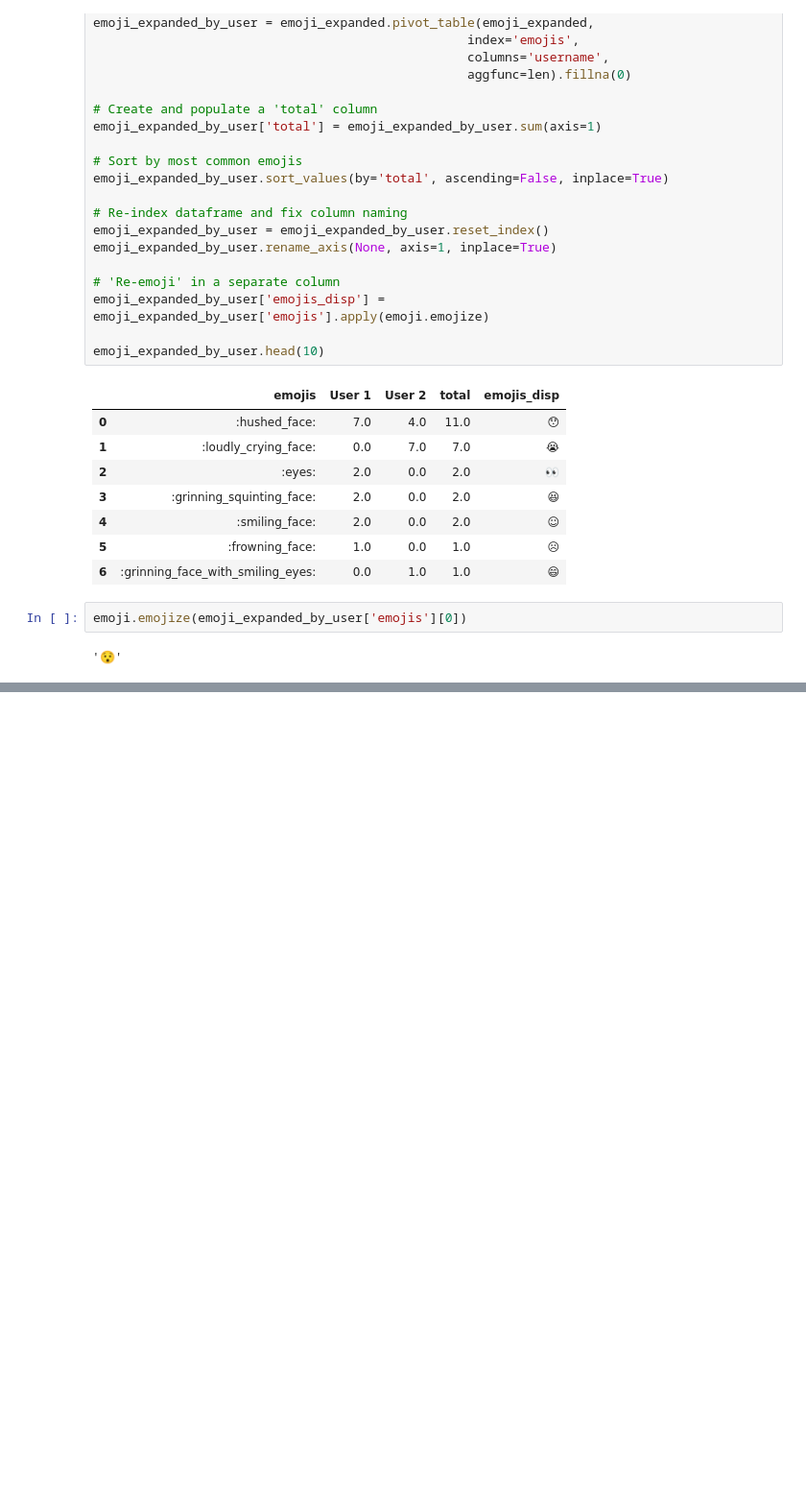
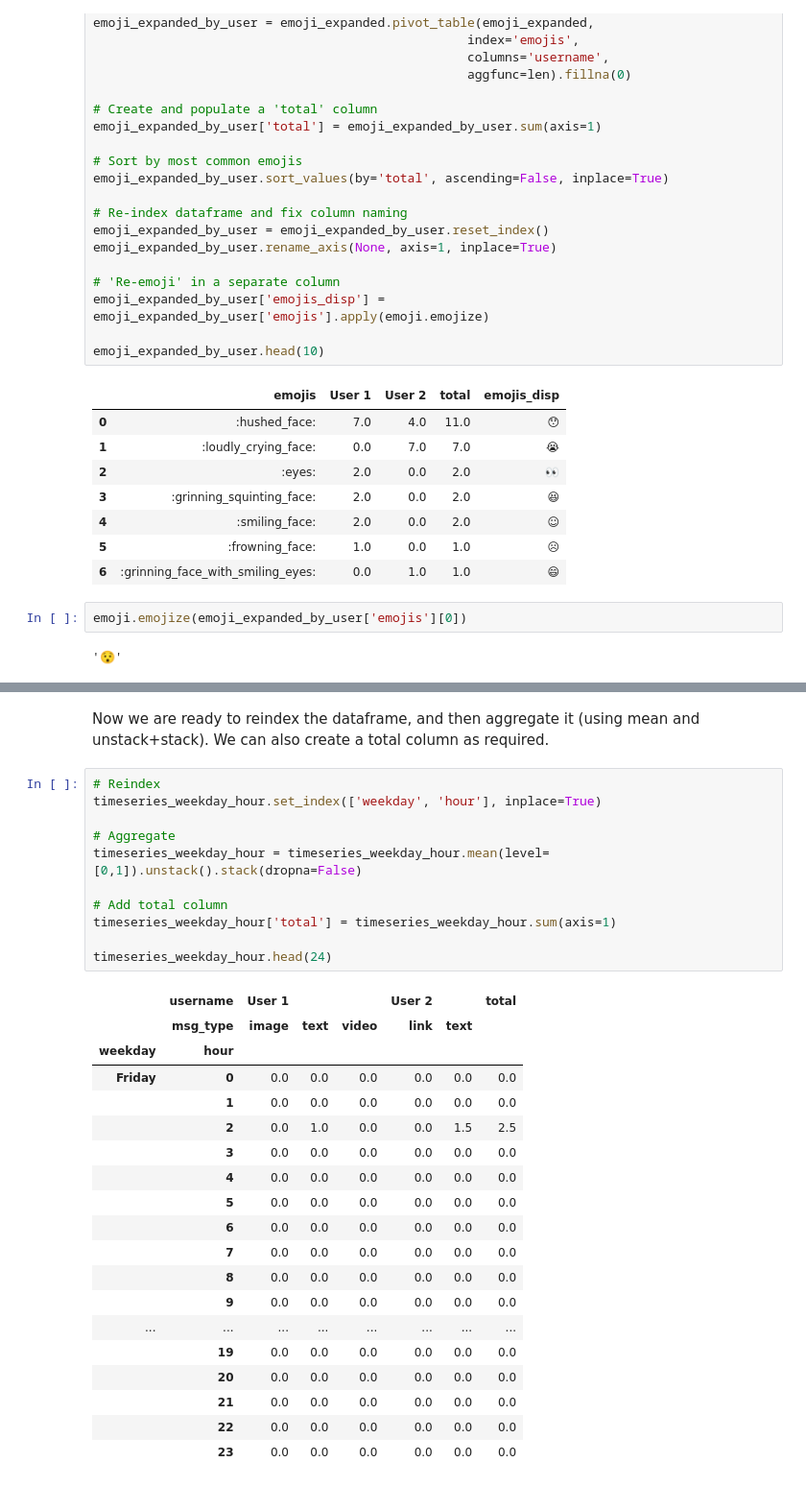
Before and after one commit to shenal-siri/WhatsApp-Chat-Viz, a Jupyter notebook: Chat-History-Prototyping.ipynb, the cells around one changed output, grey strips where cells are left out. Shown at 96% size. Cells and saved outputs as stored; diff of their text form; blank space fills up the shorter version.

```diff
--- a/Chat-History-Prototyping.ipynb
+++ b/Chat-History-Prototyping.ipynb
@@ -704,0 +731,33 @@ This dataframe can now be grouped by weekday, using averaged message totals for
+# %% [markdown]
+Now we are ready to reindex the dataframe, and then aggregate it (using mean and unstack+stack). We can also create a total column as required.
+# %%
+# Reindex
+timeseries_weekday_hour.set_index(['weekday', 'hour'], inplace=True)
+
+# Aggregate
+timeseries_weekday_hour = timeseries_weekday_hour.mean(level=[0,1]).unstack().stack(dropna=False)
+
+# Add total column
+timeseries_weekday_hour['total'] = timeseries_weekday_hour.sum(axis=1)
+
+timeseries_weekday_hour.head(24)
+# %% [output]
+|  | username | User 1 |  |  | User 2 |  | total |
+|  | msg_type | image | text | video | link | text |  |
+| weekday | hour |  |  |  |  |  |  |
+| Friday | 0 | 0.0 | 0.0 | 0.0 | 0.0 | 0.0 | 0.0 |
+|  | 1 | 0.0 | 0.0 | 0.0 | 0.0 | 0.0 | 0.0 |
+|  | 2 | 0.0 | 1.0 | 0.0 | 0.0 | 1.5 | 2.5 |
+|  | 3 | 0.0 | 0.0 | 0.0 | 0.0 | 0.0 | 0.0 |
+|  | 4 | 0.0 | 0.0 | 0.0 | 0.0 | 0.0 | 0.0 |
+|  | 5 | 0.0 | 0.0 | 0.0 | 0.0 | 0.0 | 0.0 |
+|  | 6 | 0.0 | 0.0 | 0.0 | 0.0 | 0.0 | 0.0 |
+|  | 7 | 0.0 | 0.0 | 0.0 | 0.0 | 0.0 | 0.0 |
+|  | 8 | 0.0 | 0.0 | 0.0 | 0.0 | 0.0 | 0.0 |
+|  | 9 | 0.0 | 0.0 | 0.0 | 0.0 | 0.0 | 0.0 |
+| ... | ... | ... | ... | ... | ... | ... | ... |
+|  | 19 | 0.0 | 0.0 | 0.0 | 0.0 | 0.0 | 0.0 |
+|  | 20 | 0.0 | 0.0 | 0.0 | 0.0 | 0.0 | 0.0 |
+|  | 21 | 0.0 | 0.0 | 0.0 | 0.0 | 0.0 | 0.0 |
+|  | 22 | 0.0 | 0.0 | 0.0 | 0.0 | 0.0 | 0.0 |
+|  | 23 | 0.0 | 0.0 | 0.0 | 0.0 | 0.0 | 0.0 |
```
Also changed, not shown: parts of 15 cells of this notebook.
